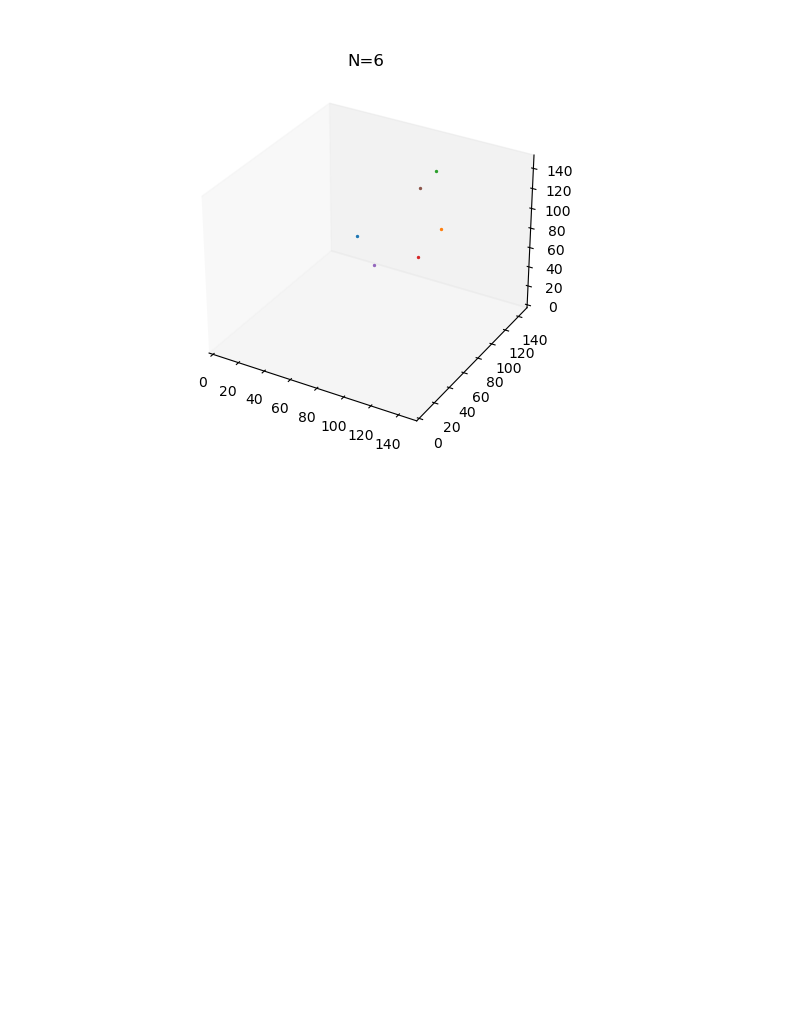
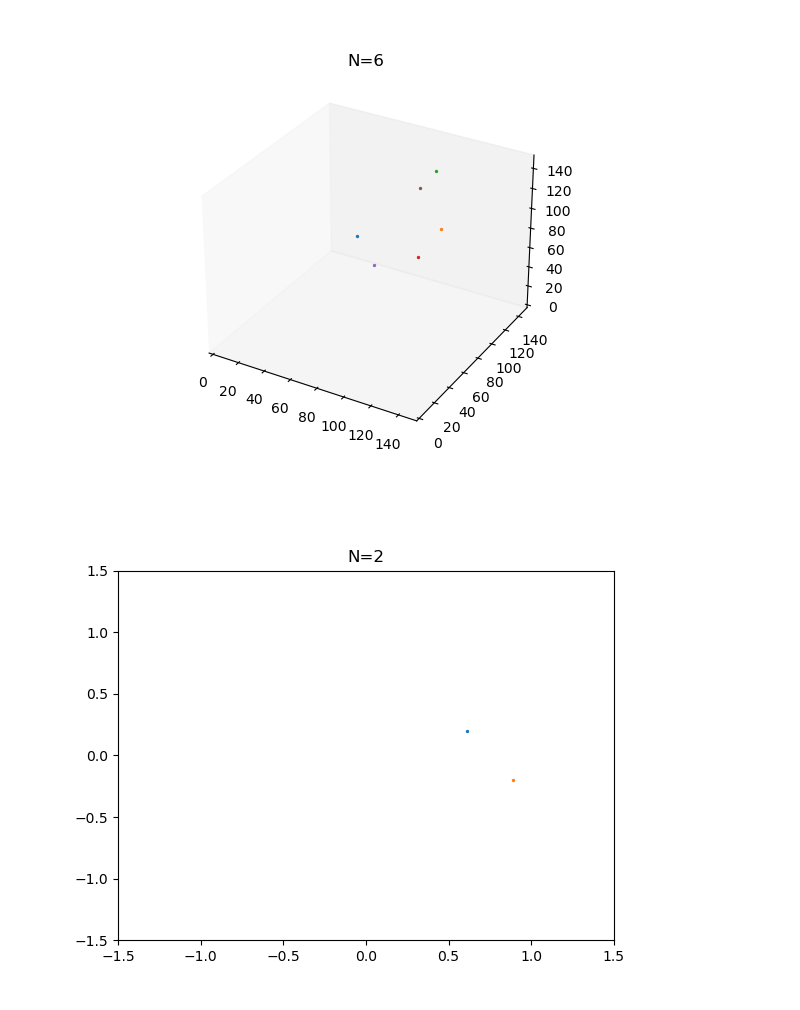
Before and after one commit to sanderdemeyer/Astrofysische_Groep_1, a Jupyter notebook: visual/plot3dmotion.ipynb, the cells around one changed output. Saved outputs shown, nothing was run; the diff lists cells and outputs as text; code cells hidden in the pictures; blank space fills up the shorter version.

Commit message:
animated 2body motion

```diff
--- a/visual/plot3dmotion.ipynb
+++ b/visual/plot3dmotion.ipynb
@@ -226,3 +226,7 @@ animation_2D_offset = animate_offset('testpos_2D.txt',2,[[0,150], [0,150]], 'tes
 animation_3D_offset = animate_offset('testpos_3D.txt',3,[[0,150], [0,150], [0, 150]], 'test')
 # %% [output]
 [figure]
+# %%
+animation_2body = animate_offset('two_body_motion_RK2.txt',2,[[-1.5,1.5], [-1.5,1.5]], 'two_body_motion')
+# %% [output]
+[figure, added]
```
Also changed, not shown: 5 other files.
